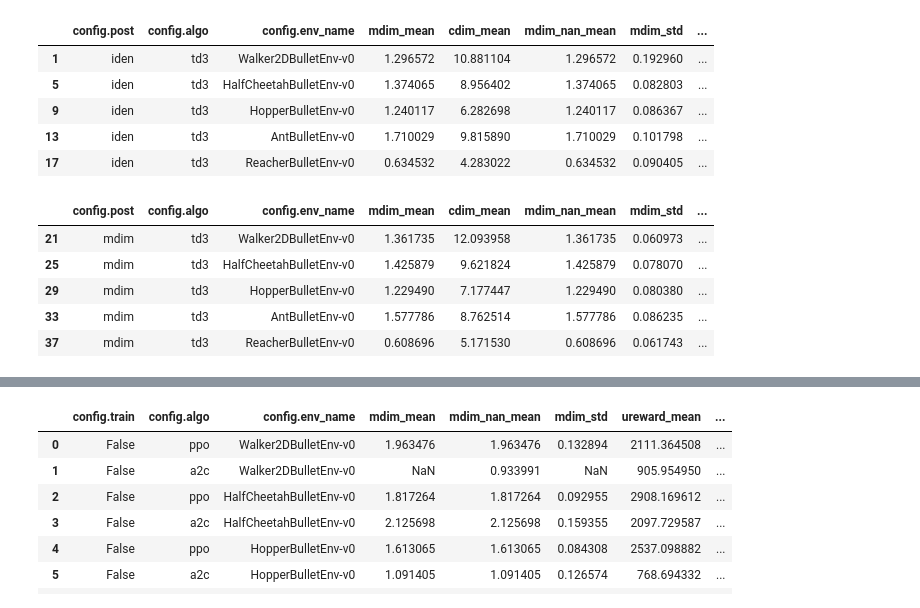
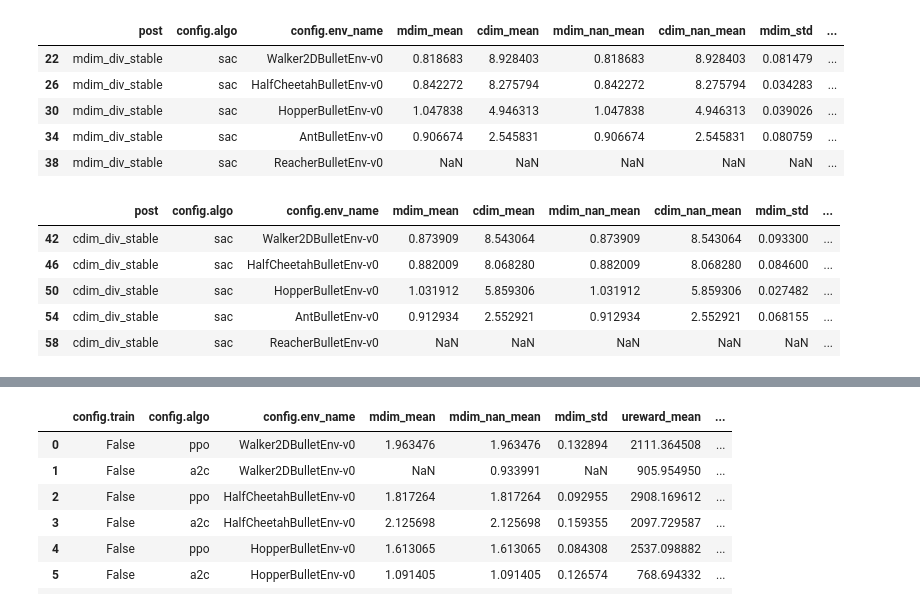
Before and after one commit to sgillen/policy_refinement, a Jupyter notebook: load_ars_zoo.ipynb, the cells around one changed output, grey strips where cells are left out. Saved outputs shown, nothing was run; the diff lists cells and outputs as text; code cells hidden in the pictures.

```diff
--- a/load_ars_zoo.ipynb
+++ b/load_ars_zoo.ipynb
@@ -1,7 +1,7 @@
 # %%
 import pandas as pd
-file_name = "test_out/mmmmmmmm.csv"
-df = pd.read_csv(file_name)[['config.post', 'config.algo', 'config.env_name', 'mdim_mean', 'cdim_mean', 'mdim_nan_mean', 'mdim_std', 'ureward_mean', 'ureward_std', 'nreward_mean', 'nreward_std', 'len_mean',
-                             'cdim_nan_mean']]#, 'config.post']]
+file_name = "test_out/hmmm.csv"
+df = pd.read_csv(file_name)[['post', 'config.algo', 'config.env_name', 'mdim_mean', 'cdim_mean', 'mdim_nan_mean', 'cdim_nan_mean', 'mdim_std',  'cdim_std',
+                             'ureward_mean', 'ureward_std', 'nreward_mean', 'nreward_std', 'len_mean',]]#, 'config.post']]
 df
 # %% [output]
@@ -11,0 +25,4 @@ df
+# %%
+algo= 'sac'
+
+df.loc[(df['config.algo'] == algo) & (df['post']=='iden')]
@@ -12,18 +36,18 @@ df
 # %%
-df.loc[(df['config.algo'] == 'td3') & (df['config.post']=='iden')]
+df.loc[(df['config.algo'] == algo) & (df['post']=='mdim_div_stable')]
 # %% [output]
-|  | config.post | config.algo | config.env_name | mdim_mean | cdim_mean | mdim_nan_mean | mdim_std | ... |
-| 1 | iden | td3 | Walker2DBulletEnv-v0 | 1.296572 | 10.881104 | 1.296572 | 0.192960 | ... |
-| 5 | iden | td3 | HalfCheetahBulletEnv-v0 | 1.374065 | 8.956402 | 1.374065 | 0.082803 | ... |
-| 9 | iden | td3 | HopperBulletEnv-v0 | 1.240117 | 6.282698 | 1.240117 | 0.086367 | ... |
-| 13 | iden | td3 | AntBulletEnv-v0 | 1.710029 | 9.815890 | 1.710029 | 0.101798 | ... |
-| 17 | iden | td3 | ReacherBulletEnv-v0 | 0.634532 | 4.283022 | 0.634532 | 0.090405 | ... |
+|  | post | config.algo | config.env_name | mdim_mean | cdim_mean | mdim_nan_mean | cdim_nan_mean | mdim_std | ... |
+| 22 | mdim_div_stable | sac | Walker2DBulletEnv-v0 | 0.818683 | 8.928403 | 0.818683 | 8.928403 | 0.081479 | ... |
+| 26 | mdim_div_stable | sac | HalfCheetahBulletEnv-v0 | 0.842272 | 8.275794 | 0.842272 | 8.275794 | 0.034283 | ... |
+| 30 | mdim_div_stable | sac | HopperBulletEnv-v0 | 1.047838 | 4.946313 | 1.047838 | 4.946313 | 0.039026 | ... |
+| 34 | mdim_div_stable | sac | AntBulletEnv-v0 | 0.906674 | 2.545831 | 0.906674 | 2.545831 | 0.080759 | ... |
+| 38 | mdim_div_stable | sac | ReacherBulletEnv-v0 | NaN | NaN | NaN | NaN | NaN | ... |
 # %%
-df.loc[(df['config.algo'] == 'td3') & (df['config.post']=='mdim')]
+df.loc[(df['config.algo'] == algo) & (df['post']=='cdim_div_stable')]
 # %% [output]
-|  | config.post | config.algo | config.env_name | mdim_mean | cdim_mean | mdim_nan_mean | mdim_std | ... |
-| 21 | mdim | td3 | Walker2DBulletEnv-v0 | 1.361735 | 12.093958 | 1.361735 | 0.060973 | ... |
-| 25 | mdim | td3 | HalfCheetahBulletEnv-v0 | 1.425879 | 9.621824 | 1.425879 | 0.078070 | ... |
-| 29 | mdim | td3 | HopperBulletEnv-v0 | 1.229490 | 7.177447 | 1.229490 | 0.080380 | ... |
-| 33 | mdim | td3 | AntBulletEnv-v0 | 1.577786 | 8.762514 | 1.577786 | 0.086235 | ... |
-| 37 | mdim | td3 | ReacherBulletEnv-v0 | 0.608696 | 5.171530 | 0.608696 | 0.061743 | ... |
+|  | post | config.algo | config.env_name | mdim_mean | cdim_mean | mdim_nan_mean | cdim_nan_mean | mdim_std | ... |
+| 42 | cdim_div_stable | sac | Walker2DBulletEnv-v0 | 0.873909 | 8.543064 | 0.873909 | 8.543064 | 0.093300 | ... |
+| 46 | cdim_div_stable | sac | HalfCheetahBulletEnv-v0 | 0.882009 | 8.068280 | 0.882009 | 8.068280 | 0.084600 | ... |
+| 50 | cdim_div_stable | sac | HopperBulletEnv-v0 | 1.031912 | 5.859306 | 1.031912 | 5.859306 | 0.027482 | ... |
+| 54 | cdim_div_stable | sac | AntBulletEnv-v0 | 0.912934 | 2.552921 | 0.912934 | 2.552921 | 0.068155 | ... |
+| 58 | cdim_div_stable | sac | ReacherBulletEnv-v0 | NaN | NaN | NaN | NaN | NaN | ... |
```
Also changed, not shown: parts of 3 cells of this notebook, 1 other file.
